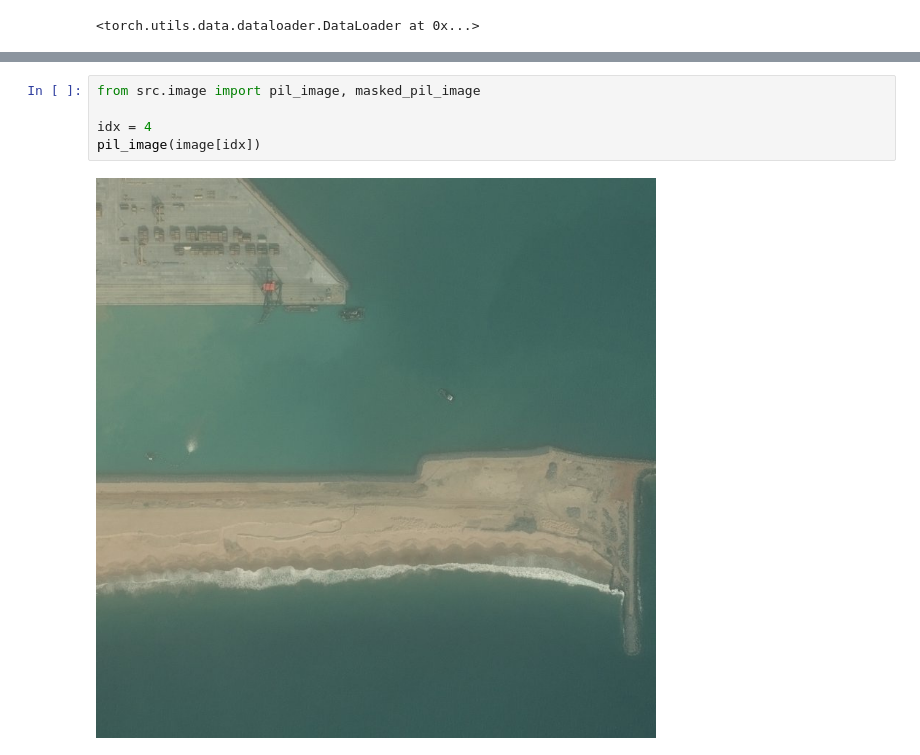
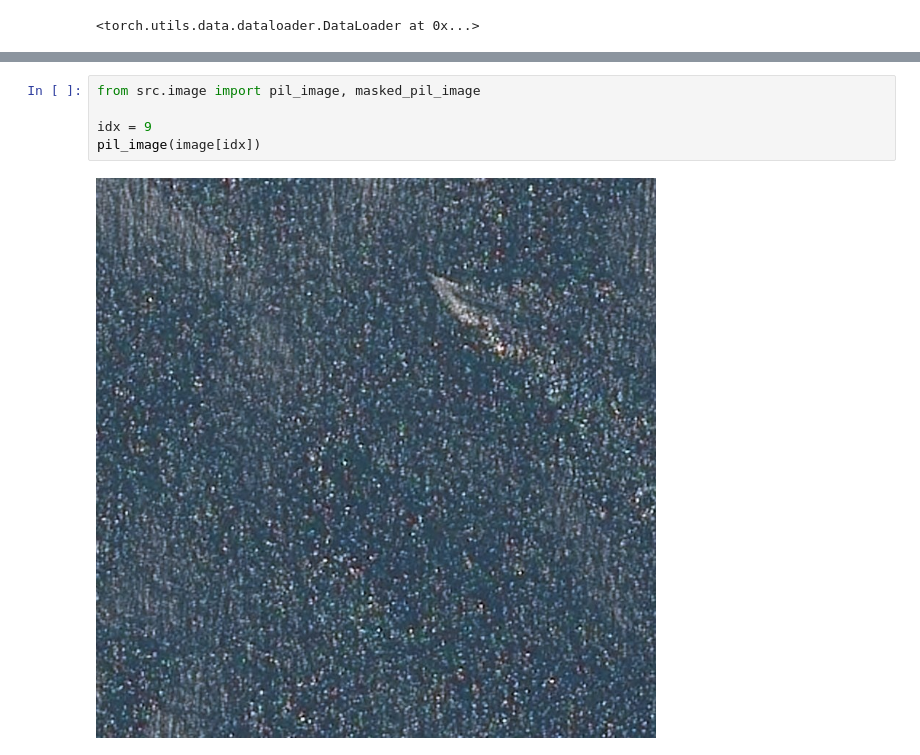
Before and after one commit to romanilchyshyn/airbus-ship-detection-v2, a Jupyter notebook: notebooks/test.ipynb, the cells around one changed output, grey strips where cells are left out. Drawn from its saved outputs; the diff is of its cells as text.

```diff
--- a/notebooks/test.ipynb
+++ b/notebooks/test.ipynb
@@ -32,10 +32,10 @@ image, mask
 # %%
 from src.image import pil_image, masked_pil_image
 
-idx = 4
+idx = 9
 pil_image(image[idx])
 # %% [output]
-[figure, old version]
+[figure, new version]
 # %%
 masked_pil_image(image=image[idx], mask=mask[idx])
 # %% [output]
```
Also changed, not shown: parts of 4 cells of this notebook, 4 other files.
